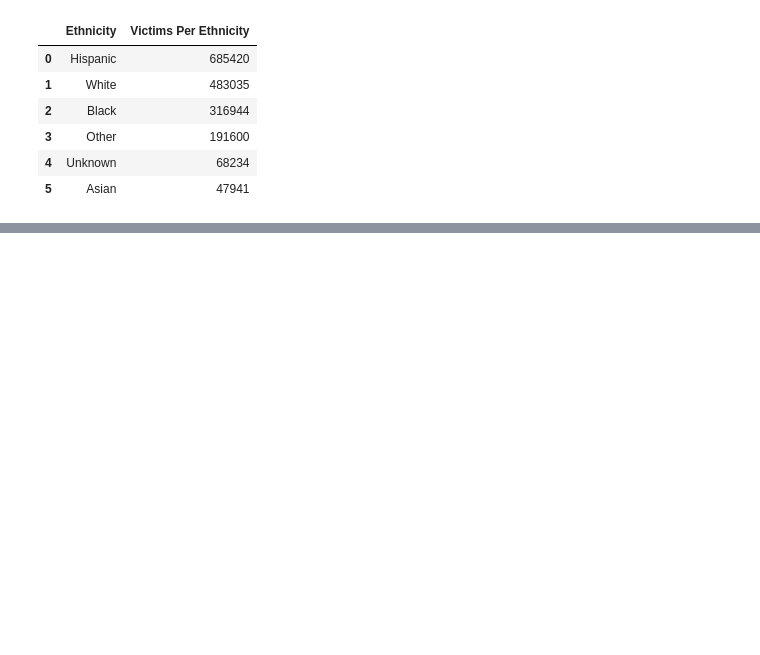
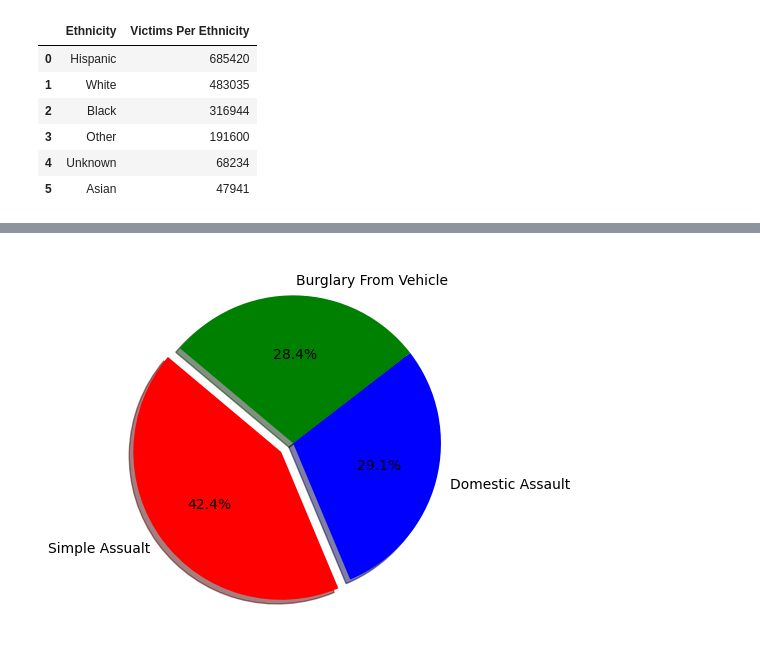
Before and after one commit to Npack08/Project_1, a Jupyter notebook: project_folder/la-crimes.ipynb, the cells around one changed output, grey strips where cells are left out. Drawn from its saved outputs; the diff is of its cells as text; code cells hidden in the pictures; blank space fills up the shorter version.

```diff
--- a/project_folder/la-crimes.ipynb
+++ b/project_folder/la-crimes.ipynb
@@ -266,0 +281,18 @@ plt.show()
+# %%
+# Labels for the sections of the Pie chart
+labels = ["Simple Assualt", "Domestic Assault", "Burglary From Vehicle"]
+
+# The values for the number of assualts
+number_of_assaults = [81094, 55708, 54337]
+
+# Set colors for each section of the pie chart
+colors = ["red", "blue", "green"]
+
+#Seperate the "Simple Assualt" section from the others
+explode = (0.1, 0, 0)
+
+# Create the pie chart and display it
+plt.pie(number_of_assaults, explode=explode, labels=labels, colors=colors, autopct="%1.1f%%", shadow=True, startangle=140)
+plt.show()
+# %% [output]
+[figure, added]
```
Also changed, not shown: parts of 11 cells of this notebook.
